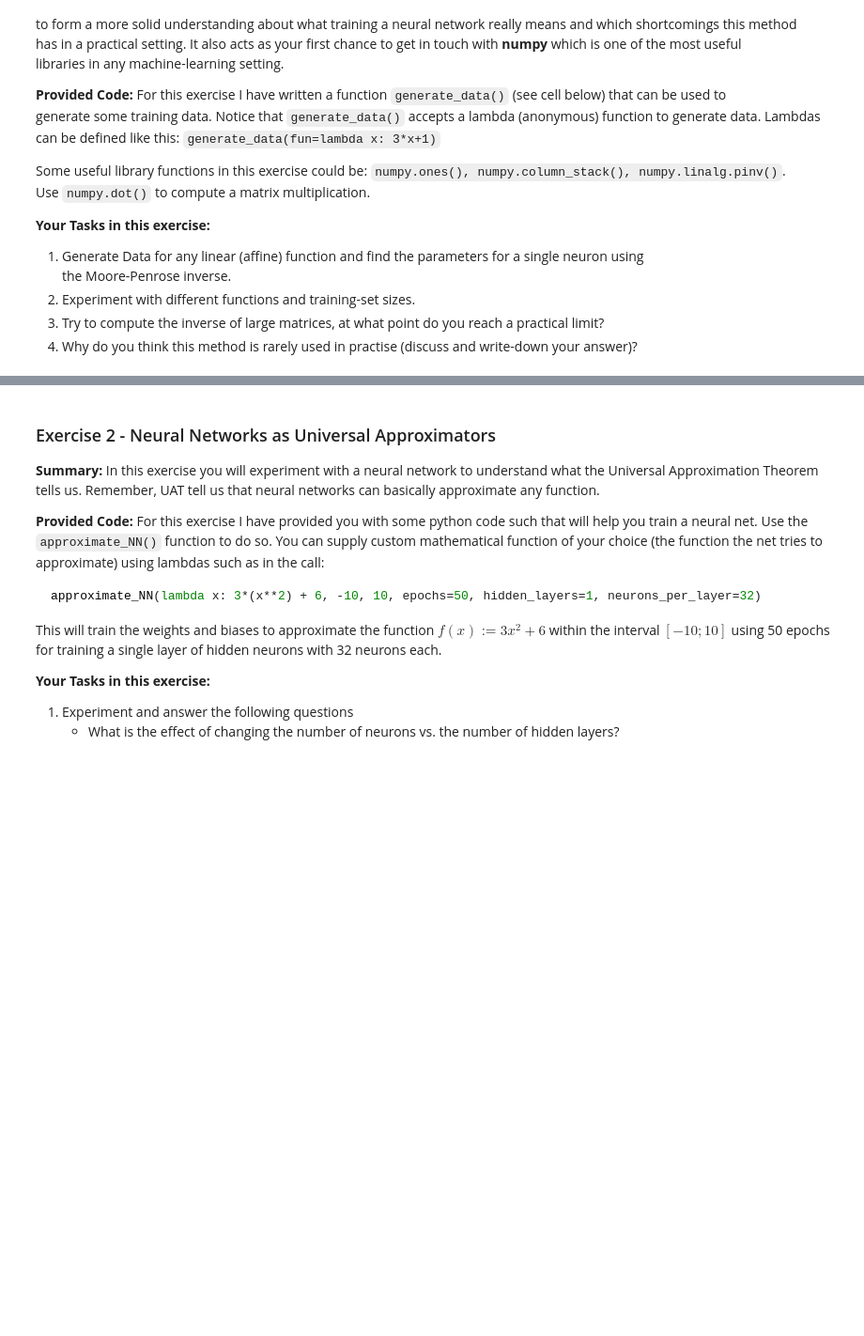
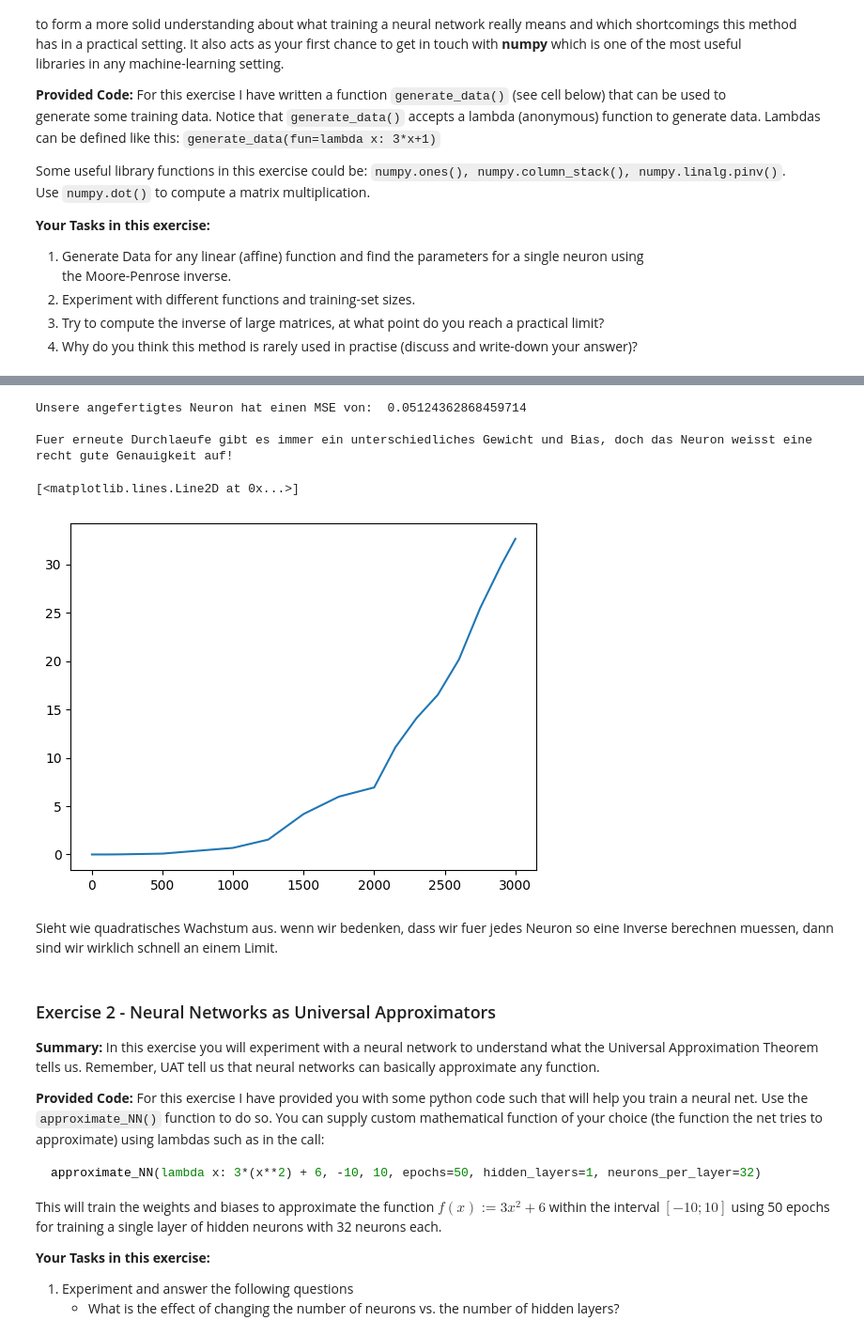
Before and after one commit to Luniem/Neural-Networks, a Jupyter notebook: 1_Artificial-Neural-Network-Exercises.ipynb, the cells around one changed output, grey strips where cells are left out. Shown at 94% size. Drawn from its saved outputs; the diff is of its cells as text; code cells hidden in the pictures; blank space fills up the shorter version.

```diff
--- a/1_Artificial-Neural-Network-Exercises.ipynb
+++ b/1_Artificial-Neural-Network-Exercises.ipynb
@@ -55,3 +103,50 @@ def generate_data(fun=lambda x:3*x+1, mu=0, std=1, n=10):
+# %%
+def get_mse(real_values, predicted_values):
+  # muessen gleich viele elemente haben
+  assert len(real_values) == len(predicted_values), "Values und Predicted muessen gleich viele Elemente besitzen."
+
+  return (1 / len(real_values)) * np.sum(np.square(real_values - predicted_values))
+
+# Funktion fuer ein Neuron
+def get_simple_neuron_output(weight, bias, input):
+  return np.dot(weight, input) + bias
+
+# Simples Neuron berechnen lassen mit ausgerechnetem Weight und bias
+neuron_output = get_simple_neuron_output(weight, bias, inputs)
+
+# Mit noisy output vergleichen
+mean_squared_error = get_mse(outputs, neuron_output)
+
+print("Unsere angefertigtes Neuron hat einen MSE von: ", mean_squared_error)
+
+print()
+print("Fuer erneute Durchlaeufe gibt es immer ein unterschiedliches Gewicht und Bias, doch das Neuron weisst eine recht gute Genauigkeit auf!")
+# %% [output]
+Unsere angefertigtes Neuron hat einen MSE von:  0.05124362868459714
+
+Fuer erneute Durchlaeufe gibt es immer ein unterschiedliches Gewicht und Bias, doch das Neuron weisst eine recht gute Genauigkeit auf!
+# %%
+# Inverse einer grossen Matrix berechnen
+
+# Neue Daten mit n inputs erstellen
+n = [1, 10, 50, 100, 200, 500, 1000, 1250, 1500, 1750, 2000, 2150, 2300, 2450, 2600, 2750,2900, 3000]
+y = []
+for i in n:
+  matrix = np.eye(i)
+
+  # Zeit messen und inverse berechnen
+  start_time = time.time()
+  inverse_test_matrix = np.linalg.pinv(matrix)
+  end_time = time.time()
+  duration = end_time - start_time
+  y.append(duration)
+
+plt.plot(n,y)
+# %% [output]
+[<matplotlib.lines.Line2D at 0x...>]
+[figure, added]
+# %% [markdown]
+Sieht wie quadratisches Wachstum aus. wenn wir bedenken, dass wir fuer jedes Neuron so eine Inverse berechnen muessen, dann sind wir wirklich schnell an einem Limit.
 # %% [markdown]
 ### Exercise 2 - Neural Networks as Universal Approximators
 
```
Also changed, not shown: parts of 3 cells of this notebook.
